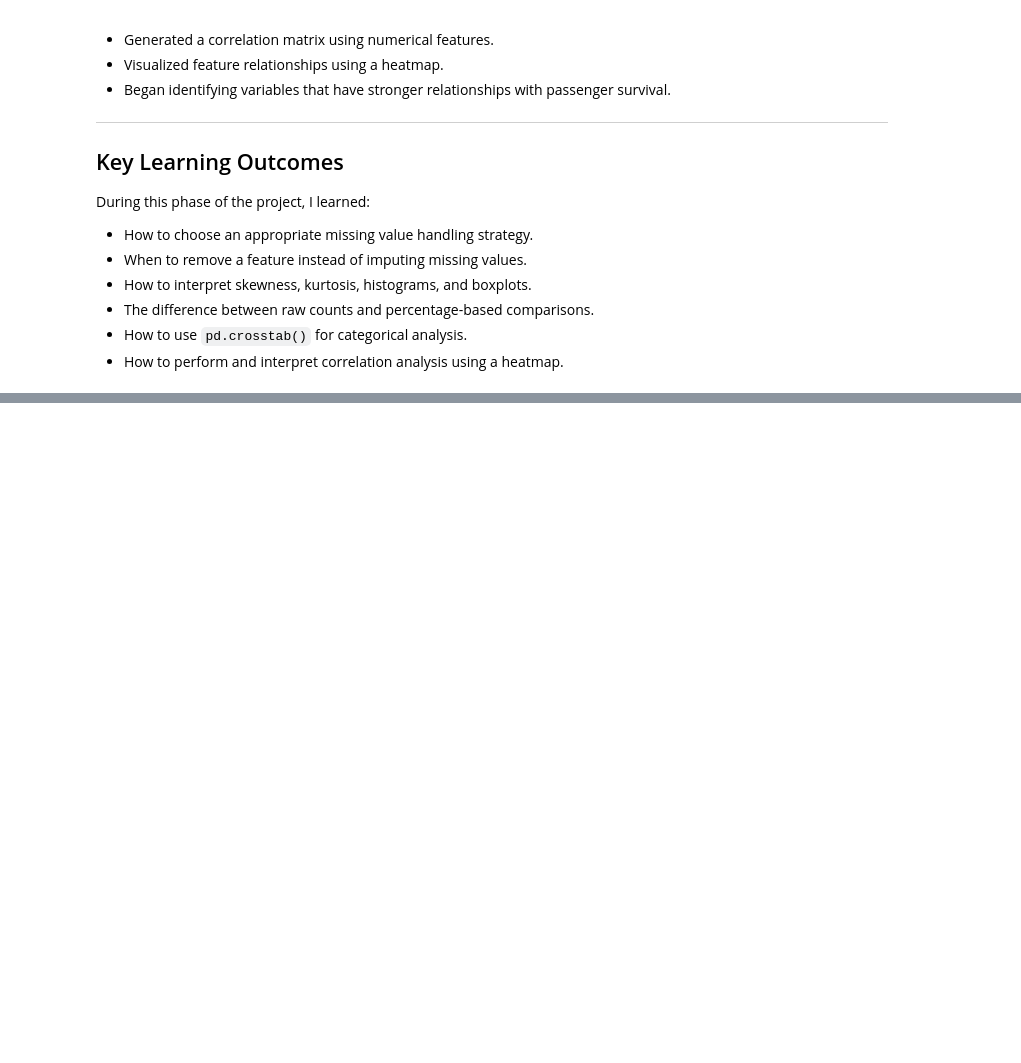
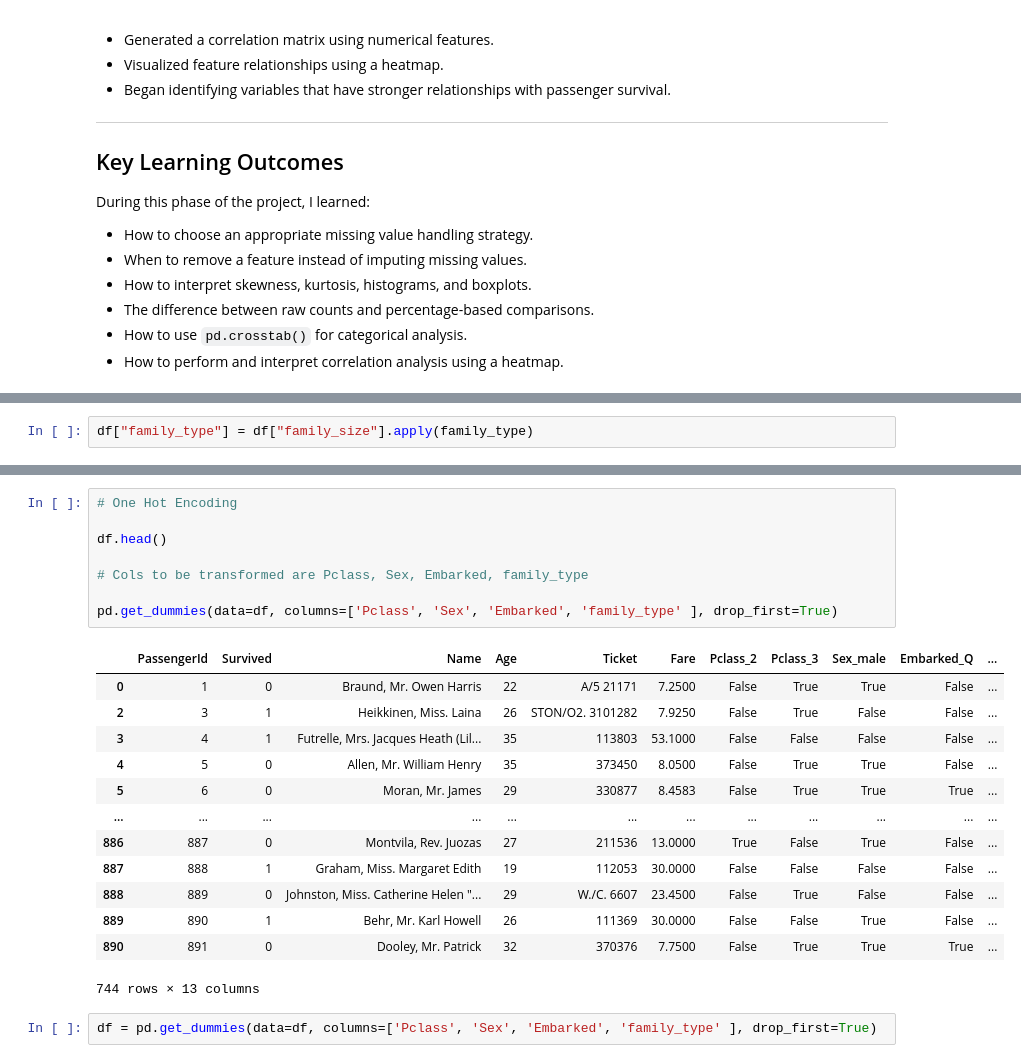
Before and after one commit to Shiri001/Titanic-Dataset-Analysis, a Jupyter notebook: notebooks/Titanic_EDA.ipynb, the cells around one changed output, grey strips where cells are left out. Cells and saved outputs as stored; diff of their text form; blank space fills up the shorter version.

```diff
--- a/notebooks/Titanic_EDA.ipynb
+++ b/notebooks/Titanic_EDA.ipynb
@@ -607,0 +631,2 @@ During this phase of the project, I learned:
+# %%
+df["family_type"] = df["family_size"].apply(family_type)
@@ -607,0 +688,24 @@ During this phase of the project, I learned:
+# %%
+# One Hot Encoding
+
+df.head()
+
+# Cols to be transformed are Pclass, Sex, Embarked, family_type
+
+pd.get_dummies(data=df, columns=['Pclass', 'Sex', 'Embarked', 'family_type' ], drop_first=True)
+# %% [output]
+|  | PassengerId | Survived | Name | Age | Ticket | Fare | Pclass_2 | Pclass_3 | Sex_male | Embarked_Q | ... |
+| 0 | 1 | 0 | Braund, Mr. Owen Harris | 22 | A/5 21171 | 7.2500 | False | True | True | False | ... |
+| 2 | 3 | 1 | Heikkinen, Miss. Laina | 26 | STON/O2. 3101282 | 7.9250 | False | True | False | False | ... |
+| 3 | 4 | 1 | Futrelle, Mrs. Jacques Heath (Lil... | 35 | 113803 | 53.1000 | False | False | False | False | ... |
+| 4 | 5 | 0 | Allen, Mr. William Henry | 35 | 373450 | 8.0500 | False | True | True | False | ... |
+| 5 | 6 | 0 | Moran, Mr. James | 29 | 330877 | 8.4583 | False | True | True | True | ... |
+| ... | ... | ... | ... | ... | ... | ... | ... | ... | ... | ... | ... |
+| 886 | 887 | 0 | Montvila, Rev. Juozas | 27 | 211536 | 13.0000 | True | False | True | False | ... |
+| 887 | 888 | 1 | Graham, Miss. Margaret Edith | 19 | 112053 | 30.0000 | False | False | False | False | ... |
+| 888 | 889 | 0 | Johnston, Miss. Catherine Helen "... | 29 | W./C. 6607 | 23.4500 | False | True | False | False | ... |
+| 889 | 890 | 1 | Behr, Mr. Karl Howell | 26 | 111369 | 30.0000 | False | False | True | False | ... |
+| 890 | 891 | 0 | Dooley, Mr. Patrick | 32 | 370376 | 7.7500 | False | True | True | True | ... |
+744 rows × 13 columns
+# %%
+df = pd.get_dummies(data=df, columns=['Pclass', 'Sex', 'Embarked', 'family_type' ], drop_first=True)
```
Also changed, not shown: parts of 11 cells of this notebook, 1 other file.
